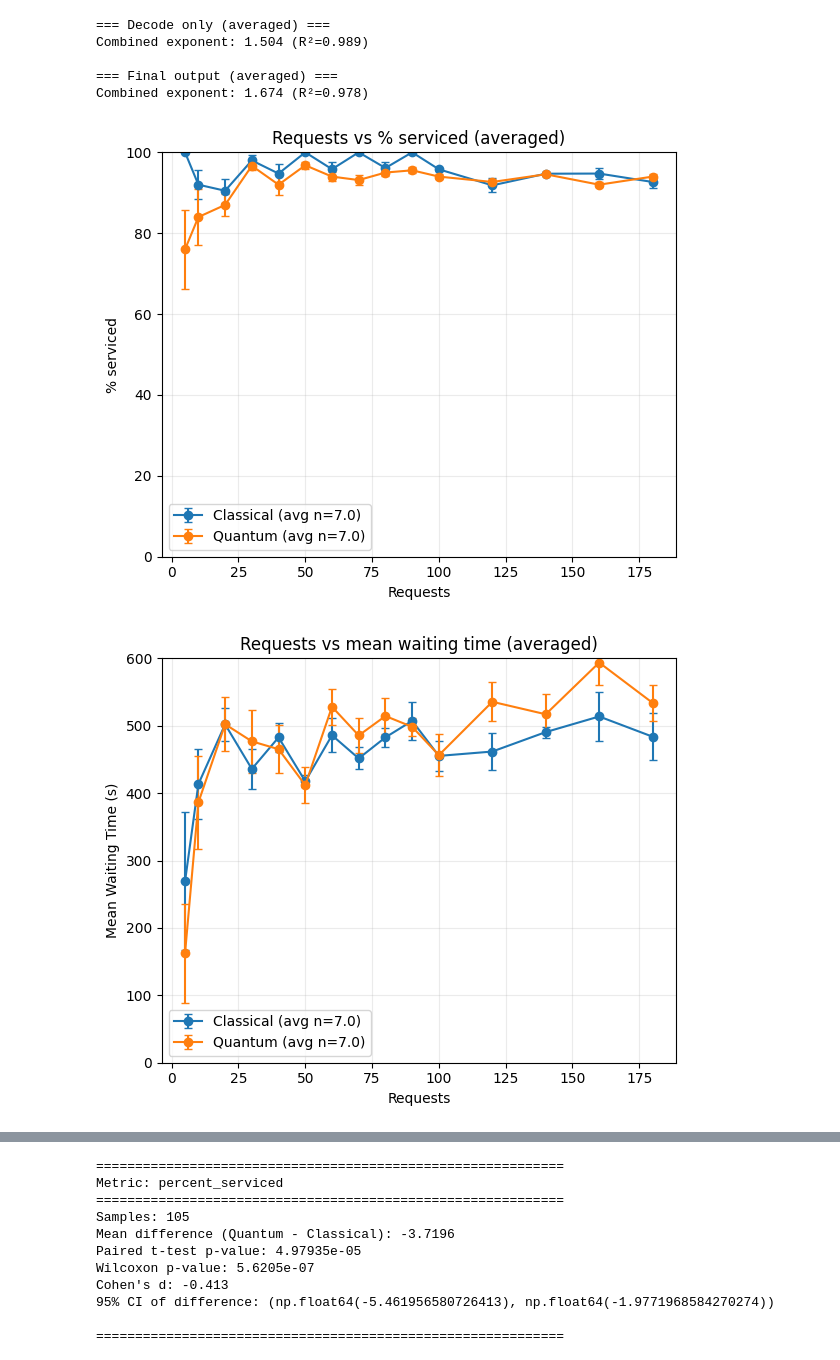
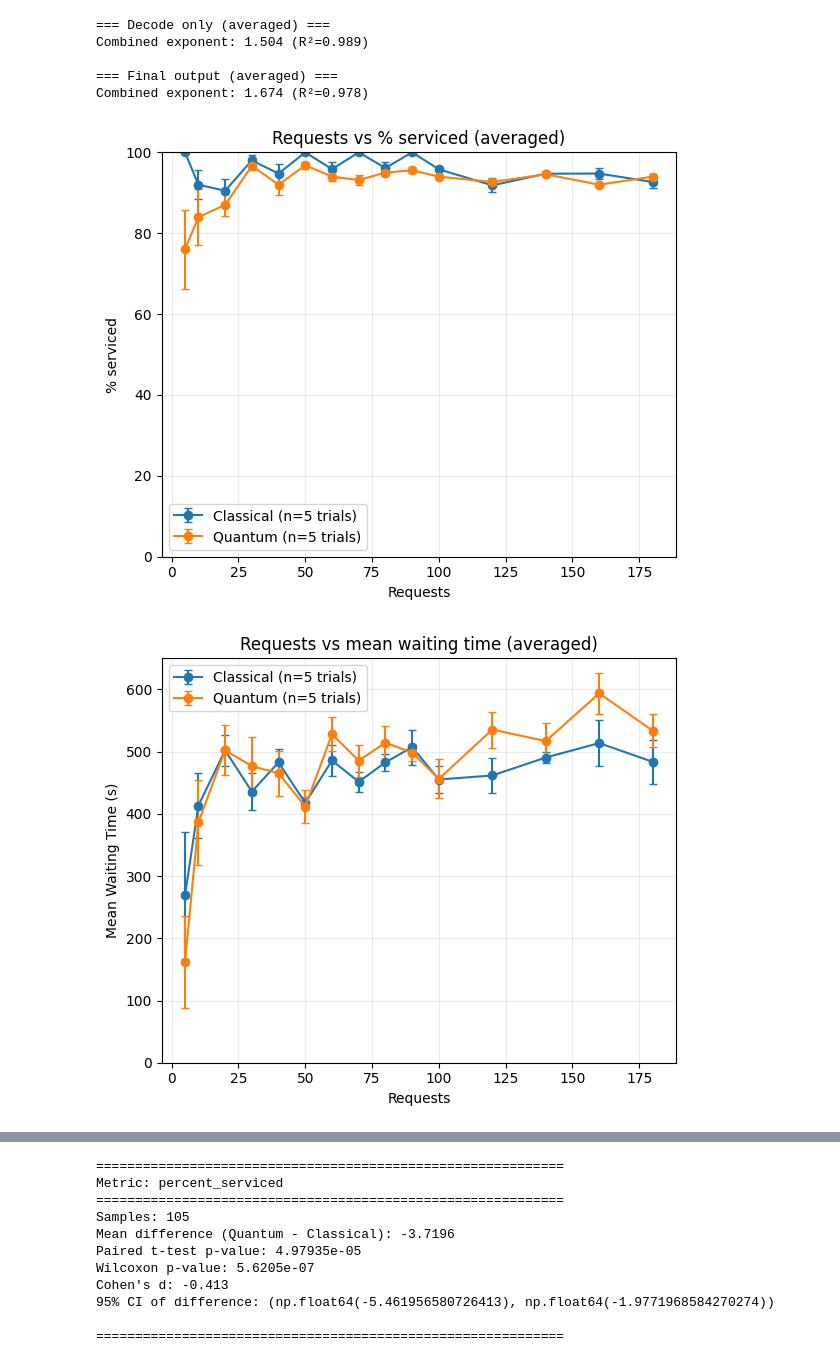
Before and after one commit to sohamjoshi-python/Emergency-UAV-Routing-via-Hybrid-QAOA-Based-Combinatorial-Optimization, a Jupyter notebook: AnalyzeOutput.ipynb, the cells around one changed output, grey strips where cells are left out. Saved outputs shown, nothing was run; the diff lists cells and outputs as text; code cells hidden in the pictures.

```diff
--- a/AnalyzeOutput.ipynb
+++ b/AnalyzeOutput.ipynb
@@ -560,39 +560,39 @@ ax.set_ylim(bottom=0, top=100)
 ax.set_title("Requests vs % serviced (averaged)")
 ax.set_xlabel("Requests")
 ax.set_ylabel("% serviced")
 ax.grid(alpha=0.25)
-ax.errorbar(ps_class_data["num_requests"], ps_class_data[col_ps + "_mean"], yerr=ps_class_data[col_ps + "_sem"], fmt='-o', capsize=3, label=f"Classical (avg n={ps_class_data[col_ps + '_count'].mean():.1f})")
-ax.errorbar(ps_quant_data["num_requests"], ps_quant_data[col_ps + "_mean"], yerr=ps_quant_data[col_ps + "_sem"], fmt='-o', capsize=3, label=f"Quantum (avg n={ps_quant_data[col_ps + '_count'].mean():.1f})")
+ax.errorbar(ps_class_data["num_requests"], ps_class_data[col_ps + "_mean"], yerr=ps_class_data[col_ps + "_sem"], fmt='-o', capsize=3, label=f"Classical (n=5 trials)")
+ax.errorbar(ps_quant_data["num_requests"], ps_quant_data[col_ps + "_mean"], yerr=ps_quant_data[col_ps + "_sem"], fmt='-o', capsize=3, label=f"Quantum (n=5 trials)")
 ax.legend()
 plt.tight_layout()
 plt.show()
 
 # Plot 2: mean waiting time
 plt.figure(figsize=(6, 5)) # Create a new figure
 ax = plt.gca() # Get current axes
-ax.set_ylim(bottom=0, top=600)
+ax.set_ylim(bottom=0, top=650)
 ax.set_title("Requests vs mean waiting time (averaged)")
 ax.set_xlabel("Requests")
 ax.set_ylabel("Mean Waiting Time (s)")
 ax.grid(alpha=0.25)
-ax.errorbar(wait_class_data["num_requests"], wait_class_data[col_wait + "_mean"], yerr=wait_class_data[col_wait + "_sem"], fmt='-o', capsize=3, label=f"Classical (avg n={wait_class_data[col_wait + '_count'].mean():.1f})")
-ax.errorbar(wait_quant_data["num_requests"], wait_quant_data[col_wait + "_mean"], yerr=wait_quant_data[col_wait + "_sem"], fmt='-o', capsize=3, label=f"Quantum (avg n={wait_quant_data[col_wait + '_count'].mean():.1f})")
+ax.errorbar(wait_class_data["num_requests"], wait_class_data[col_wait + "_mean"], yerr=wait_class_data[col_wait + "_sem"], fmt='-o', capsize=3, label=f"Classical (n=5 trials)")
+ax.errorbar(wait_quant_data["num_requests"], wait_quant_data[col_wait + "_mean"], yerr=wait_quant_data[col_wait + "_sem"], fmt='-o', capsize=3, label=f"Quantum (n=5 trials)")
 ax.legend()
 plt.tight_layout()
 plt.show()
 
 # Plot 3: constraint violation rate
 plt.figure(figsize=(6, 5)) # Create a new figure
 ax = plt.gca() # Get current axes
 ax.set_title(f"Requests vs constraint violation rate (averaged)\n({viol_kind})")
 ax.set_xlabel("num_requests")
 ax.set_ylabel("violation rate")
 ax.grid(alpha=0.25)
-ax.errorbar(viol_class_data["num_requests"], viol_class_data["violation_rate_mean"], yerr=viol_class_data["violation_rate_sem"], fmt='-o', capsize=3, label=f"Classical (avg n={viol_class_data['violation_rate_count'].mean():.1f})")
-ax.errorbar(viol_quant_data["num_requests"], viol_quant_data["violation_rate_mean"], yerr=viol_quant_data["violation_rate_sem"], fmt='-o', capsize=3, label=f"Quantum (avg n={viol_quant_data['violation_rate_count'].mean():.1f})")
+ax.errorbar(viol_class_data["num_requests"], viol_class_data["violation_rate_mean"], yerr=viol_class_data["violation_rate_sem"], fmt='-o', capsize=3, label=f"Classical (n={viol_class_data['violation_rate_count'].mean():.1f})")
+ax.errorbar(viol_quant_data["num_requests"], viol_quant_data["violation_rate_mean"], yerr=viol_quant_data["violation_rate_sem"], fmt='-o', capsize=3, label=f"Quantum (n={viol_quant_data['violation_rate_count'].mean():.1f})")
 ax.legend()
 plt.tight_layout()
 plt.show()
 # %% [output]
-[figure, old version]
+[figure, new version]
-[figure, old version]
+[figure, new version]
```
Also changed, not shown: parts of 2 cells of this notebook.
